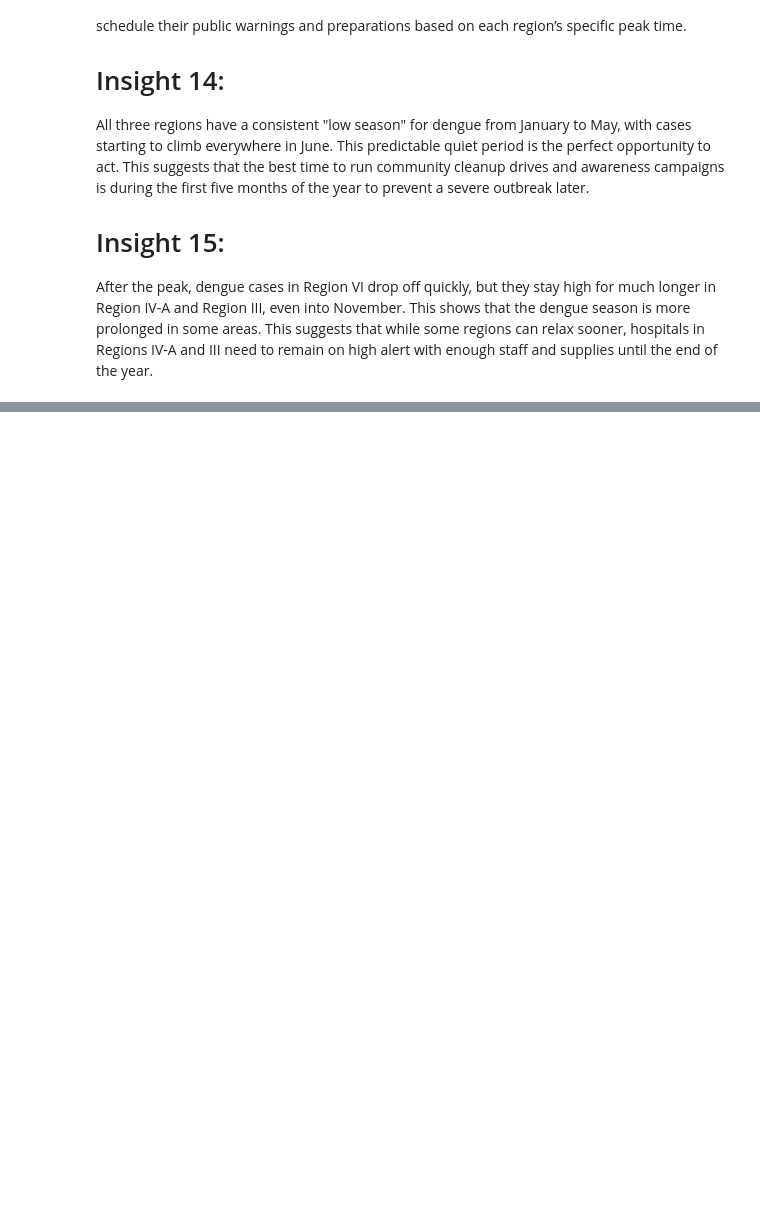
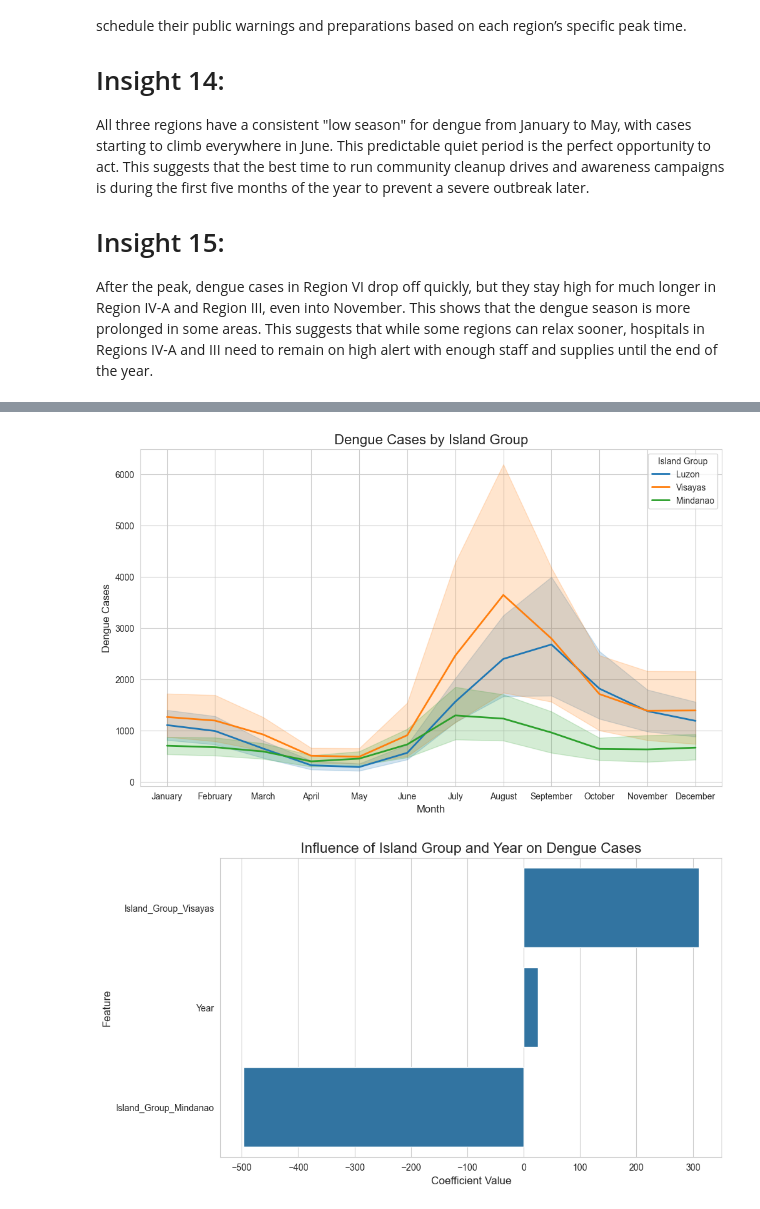
Before and after one commit to raiahyxs/Data-Analytics, a Jupyter notebook: ITELEC03/FINALS-ACTIVITIES/PROJECT3_PH_DENGUE_ANALYSIS.ipynb, the cells around one changed output, grey strips where cells are left out. Drawn from its saved outputs; the diff is of its cells as text; code cells hidden in the pictures; blank space fills up the shorter version.

```diff
--- a/ITELEC03/FINALS-ACTIVITIES/PROJECT3_PH_DENGUE_ANALYSIS.ipynb
+++ b/ITELEC03/FINALS-ACTIVITIES/PROJECT3_PH_DENGUE_ANALYSIS.ipynb
@@ -515,0 +521,36 @@ After the peak, dengue cases in Region VI drop off quickly, but they stay high f
+# %%
+region_groups = {
+    'Luzon': ['Region I', 'Region II', 'Region III', 'Region IV-A', 'Region IV-B', 'Region V', 'CAR', 'NCR'],
+    'Visayas': ['Region VI', 'Region VII', 'Region VIII'],
+    'Mindanao': ['Region IX', 'Region X', 'Region XI', 'Region XII', 'Region XIII', 'BARMM']
+}
+
+dengue_df['Island_Group'] = dengue_df['Region'].map(
+    {r: g for g, rs in region_groups.items() for r in rs}
+)
+
+plt.figure(figsize=(12,7))
+sns.lineplot(data=dengue_df, x='Month', y='Dengue_Cases', hue='Island_Group', linewidth=2)
+plt.title("Dengue Cases by Island Group", fontsize=16)
+plt.xlabel("Month", fontsize=12)
+plt.ylabel("Dengue Cases", fontsize=12)
+plt.legend(title="Island Group", fontsize=10)
+plt.show()
+
+encoded = pd.get_dummies(dengue_df, columns=['Island_Group'], drop_first=True)
+X = encoded[['Year'] + [c for c in encoded.columns if 'Island_Group_' in c]]
+y = encoded['Dengue_Cases']
+
+model = LinearRegression().fit(X, y)
+
+coef = pd.DataFrame({'Feature': X.columns, 'Coefficient': model.coef_}).sort_values('Coefficient', ascending=False)
+
+plt.figure(figsize=(10,6))
+sns.barplot(data=coef, x='Coefficient', y='Feature')
+plt.title("Influence of Island Group and Year on Dengue Cases", fontsize=16)
+plt.xlabel("Coefficient Value", fontsize=12)
+plt.ylabel("Feature", fontsize=12)
+plt.show()
+# %% [output]
+[figure, added]
+[figure, added]
```
Also changed, not shown: parts of 10 cells of this notebook.
